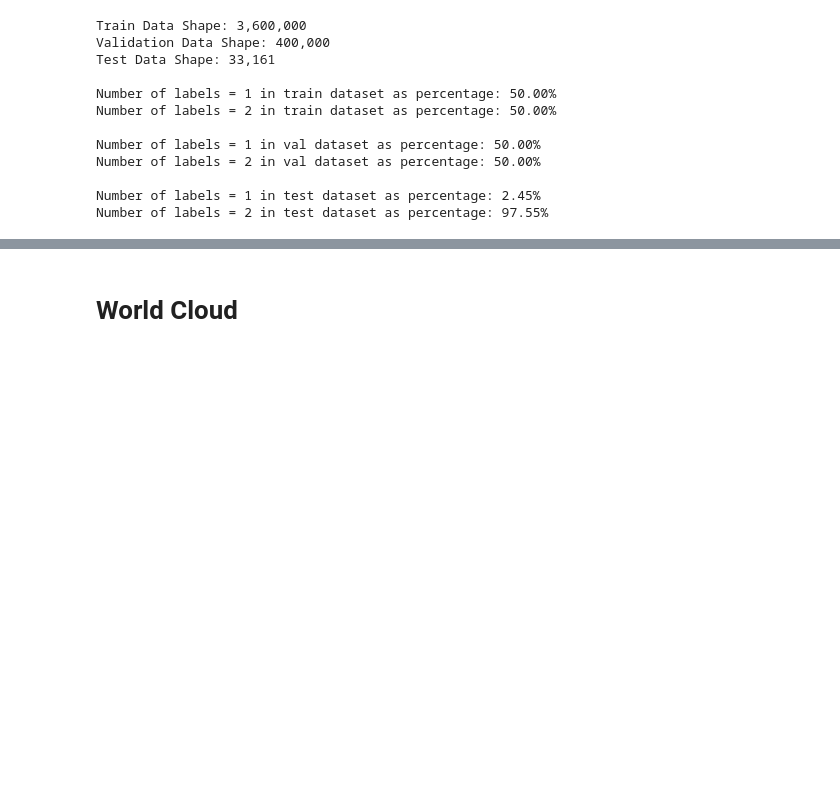
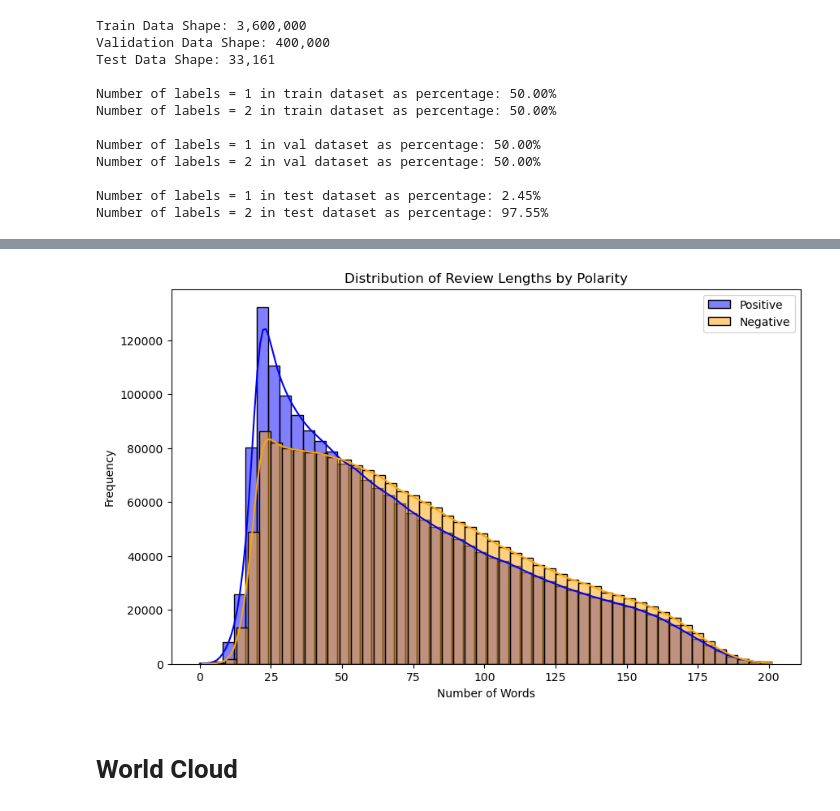
Before and after one commit to alexbean55/AmazonReviews, a Jupyter notebook: code/eda.ipynb, the cells around one changed output, grey strips where cells are left out. Cells and saved outputs as stored; diff of their text form; code cells hidden in the pictures; blank space fills up the shorter version.

```diff
--- a/code/eda.ipynb
+++ b/code/eda.ipynb
@@ -104,3 +257,31 @@ Number of labels = 2 in test dataset as percentage: 97.55%
+# %%
+plt.figure(figsize=(10,6))
+
+sns.histplot(
+    df_text[df_text['polarity'] == 2]['text_length_adj'],
+    bins=50,
+    kde=True,
+    color='blue',
+    label='Positive',
+    alpha=0.5
+)
+
+sns.histplot(
+    df_text[df_text['polarity'] == 1]['text_length_adj'],
+    bins=50,
+    kde=True,
+    color='orange',
+    label='Negative',
+    alpha=0.5
+)
+
+plt.title('Distribution of Review Lengths by Polarity')
+plt.xlabel('Number of Words')
+plt.ylabel('Frequency')
+plt.legend()
+plt.show()
+# %% [output]
+[figure, added]
 # %% [markdown]
 # World Cloud
 # %%
```
Also changed, not shown: parts of 18 cells of this notebook, 1 other file.
